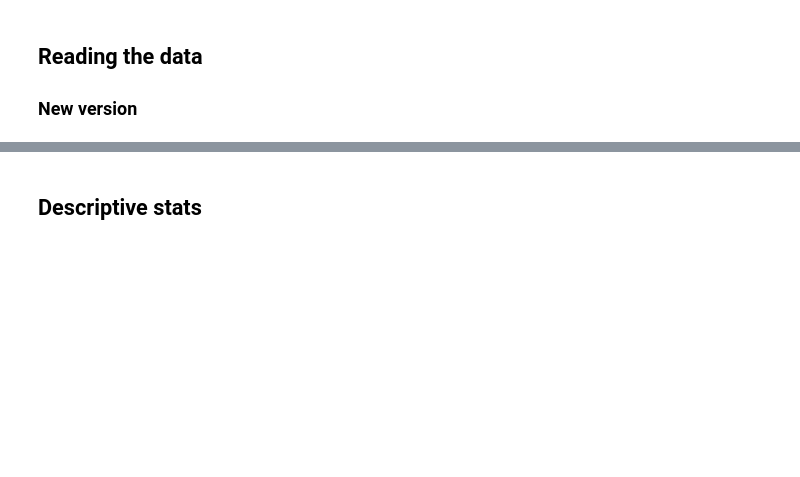
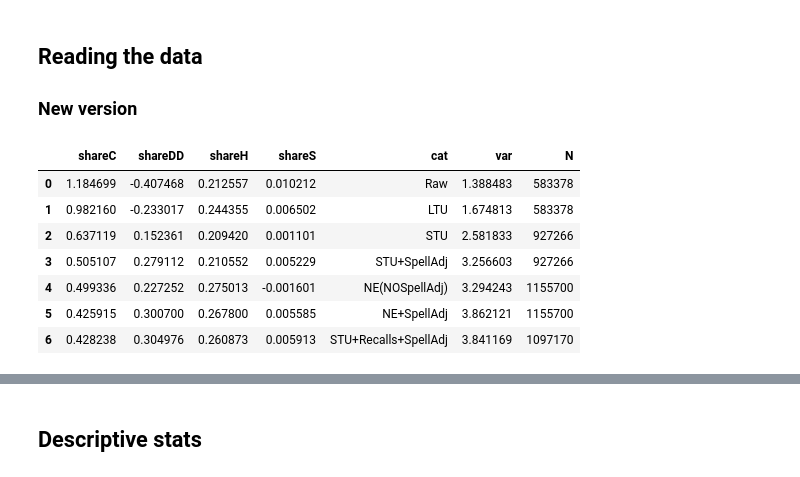
Before and after one commit to crisla/UVD_ABS_code, a Jupyter notebook: tables_and_plots.ipynb, the cells around one changed output, grey strips where cells are left out. Saved outputs shown, nothing was run; the diff lists cells and outputs as text; code cells hidden in the pictures; blank space fills up the shorter version.

```diff
--- a/tables_and_plots.ipynb
+++ b/tables_and_plots.ipynb
@@ -128,2 +132,14 @@ short_tab = format_very_short(AllTab)
 # AllTab.round(3).to_csv('results/all_results.csv')
 short_tab.round(3).to_stata('results/all_results.dta')
+# %%
+# short_tab_old = short_tab
+short_tab_old
+# %% [output]
+|  | shareC | shareDD | shareH | shareS | cat | var | N |
+| 0 | 1.184699 | -0.407468 | 0.212557 | 0.010212 | Raw | 1.388483 | 583378 |
+| 1 | 0.982160 | -0.233017 | 0.244355 | 0.006502 | LTU | 1.674813 | 583378 |
+| 2 | 0.637119 | 0.152361 | 0.209420 | 0.001101 | STU | 2.581833 | 927266 |
+| 3 | 0.505107 | 0.279112 | 0.210552 | 0.005229 | STU+SpellAdj | 3.256603 | 927266 |
+| 4 | 0.499336 | 0.227252 | 0.275013 | -0.001601 | NE(NOSpellAdj) | 3.294243 | 1155700 |
+| 5 | 0.425915 | 0.300700 | 0.267800 | 0.005585 | NE+SpellAdj | 3.862121 | 1155700 |
+| 6 | 0.428238 | 0.304976 | 0.260873 | 0.005913 | STU+Recalls+SpellAdj | 3.841169 | 1097170 |
```
Also changed, not shown: parts of 6 cells of this notebook, 7 other files.
